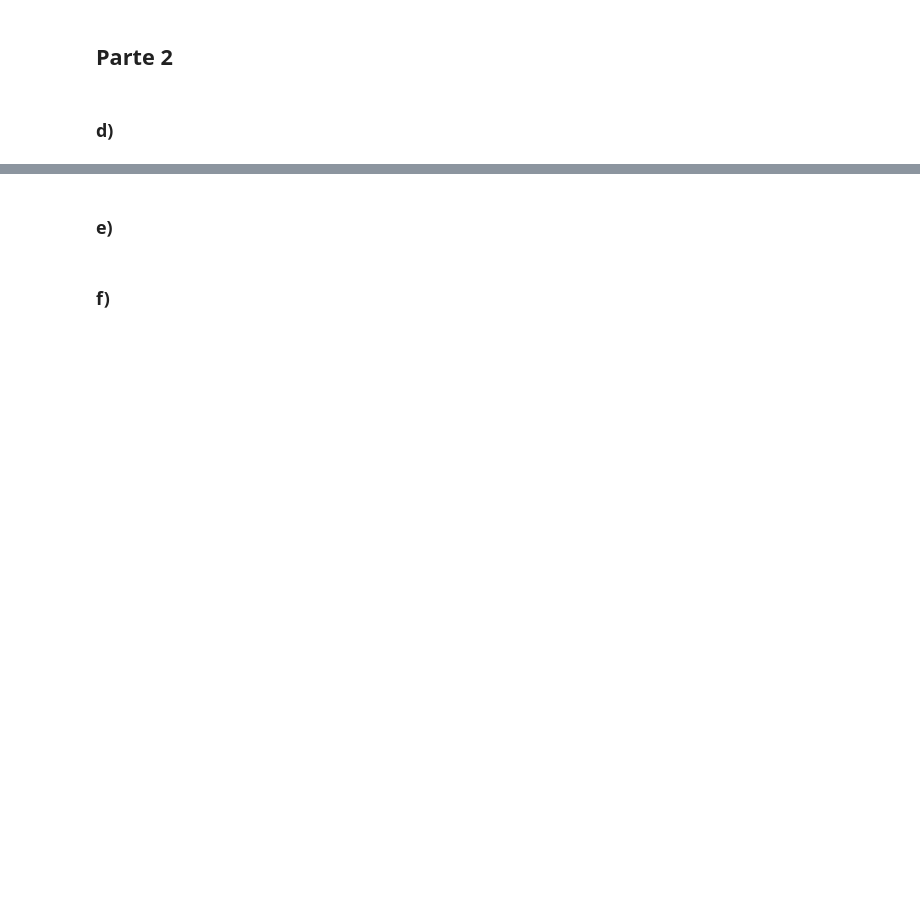
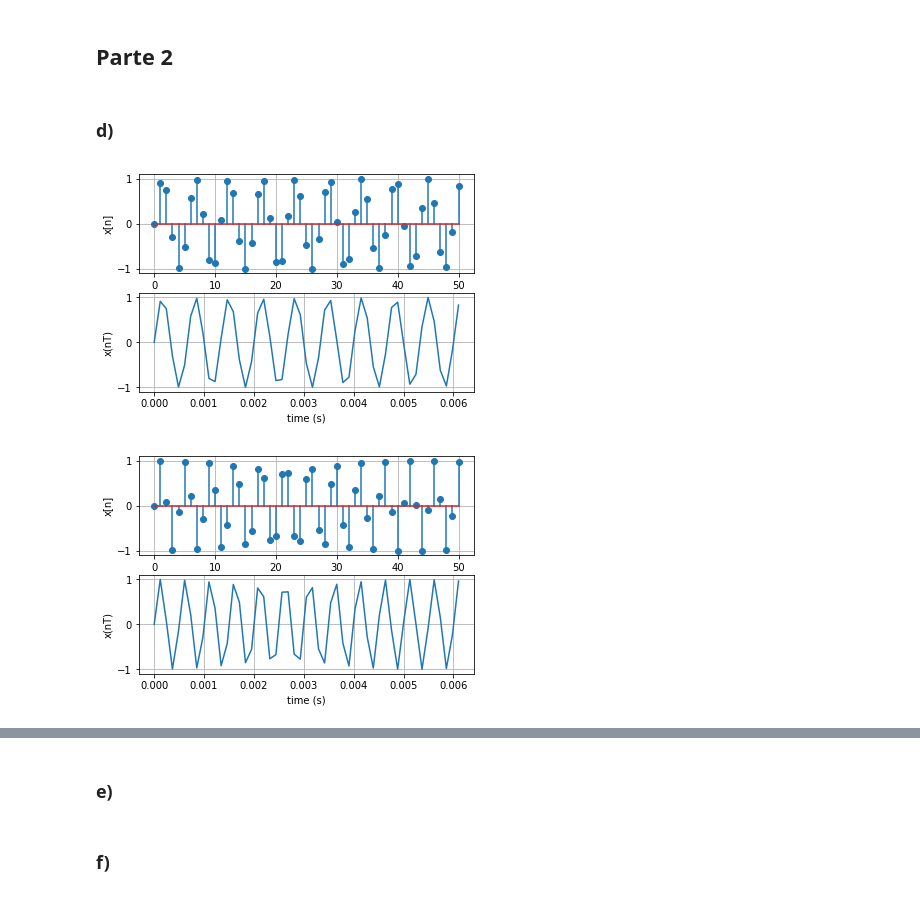
Before and after one commit to diegomhamilton/processamento-digital-de-sinais, a Jupyter notebook: Projeto_1/Projeto1.ipynb, the cells around one changed output, grey strips where cells are left out. Saved outputs shown, nothing was run; the diff lists cells and outputs as text; code cells hidden in the pictures; blank space fills up the shorter version.

```diff
--- a/Projeto_1/Projeto1.ipynb
+++ b/Projeto_1/Projeto1.ipynb
@@ -51,3 +79,15 @@ plt.show()
 ## Parte 2
 # %% [markdown]
 ### d)
+# %%
+omega_1500 = 2*np.pi*1500
+x_1500 = signal(omega_1500, n * T)
+
+omega_2000 = 2*np.pi*2000
+x_2000 = signal(omega_2000, n * T)
+# %%
+letra_b(n, x_1500, 1500)
+letra_b(n, x_2000, 2000)
+# %% [output]
+[figure, added]
+[figure, added]
```
Also changed, not shown: parts of 17 cells of this notebook.
